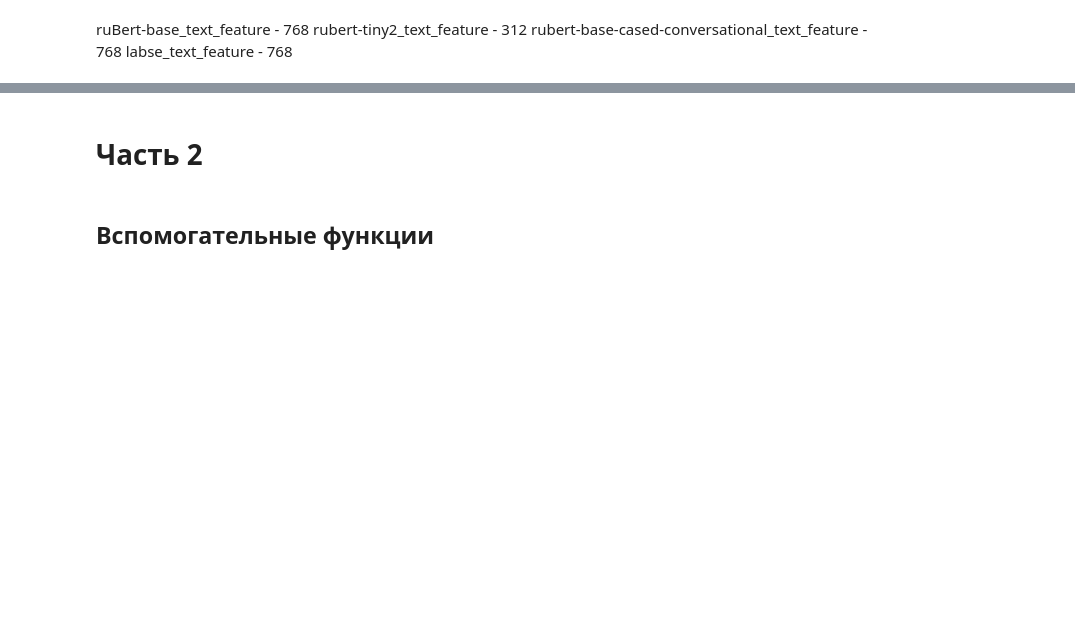
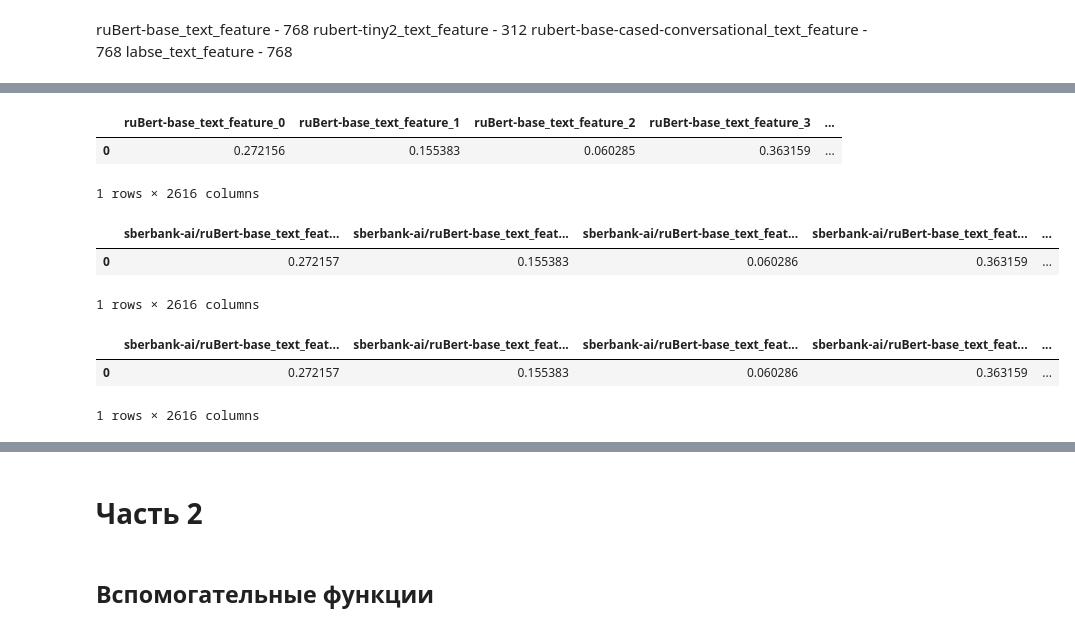
Before and after one commit to Denis-R-V/Topic_classifier, a Jupyter notebook: notebooks/Train.ipynb, the cells around one changed output, grey strips where cells are left out. Cells and saved outputs as stored; diff of their text form; code cells hidden in the pictures; blank space fills up the shorter version.

Commit message:
Update TextEmbeddings

```diff
--- a/notebooks/Train.ipynb
+++ b/notebooks/Train.ipynb
@@ -263,0 +145,17 @@ sentence-transformers/LaBSE
+# %%
+train_False_True_4_llm_tiny2_512 = pd.read_csv('train_False_True_4_llm_tiny2_512.csv')
+train_False_True_4_llm_tiny2_2048 = pd.read_csv('train_False_True_4_llm_tiny2_2048.csv')
+# %%
+display(train_full.iloc[:1, 2:])
+display(train_False_True_4_llm_tiny2_512.iloc[:1, 2:])
+display(train_False_True_4_llm_tiny2_2048.iloc[:1, 2:])
+# %% [output]
+|  | ruBert-base_text_feature_0 | ruBert-base_text_feature_1 | ruBert-base_text_feature_2 | ruBert-base_text_feature_3 | ... |
+| 0 | 0.272156 | 0.155383 | 0.060285 | 0.363159 | ... |
+1 rows × 2616 columns
+|  | sberbank-ai/ruBert-base_text_feat... | sberbank-ai/ruBert-base_text_feat... | sberbank-ai/ruBert-base_text_feat... | sberbank-ai/ruBert-base_text_feat... | ... |
+| 0 | 0.272157 | 0.155383 | 0.060286 | 0.363159 | ... |
+1 rows × 2616 columns
+|  | sberbank-ai/ruBert-base_text_feat... | sberbank-ai/ruBert-base_text_feat... | sberbank-ai/ruBert-base_text_feat... | sberbank-ai/ruBert-base_text_feat... | ... |
+| 0 | 0.272157 | 0.155383 | 0.060286 | 0.363159 | ... |
+1 rows × 2616 columns
```
Also changed, not shown: parts of 21 cells of this notebook, 10 other files.
